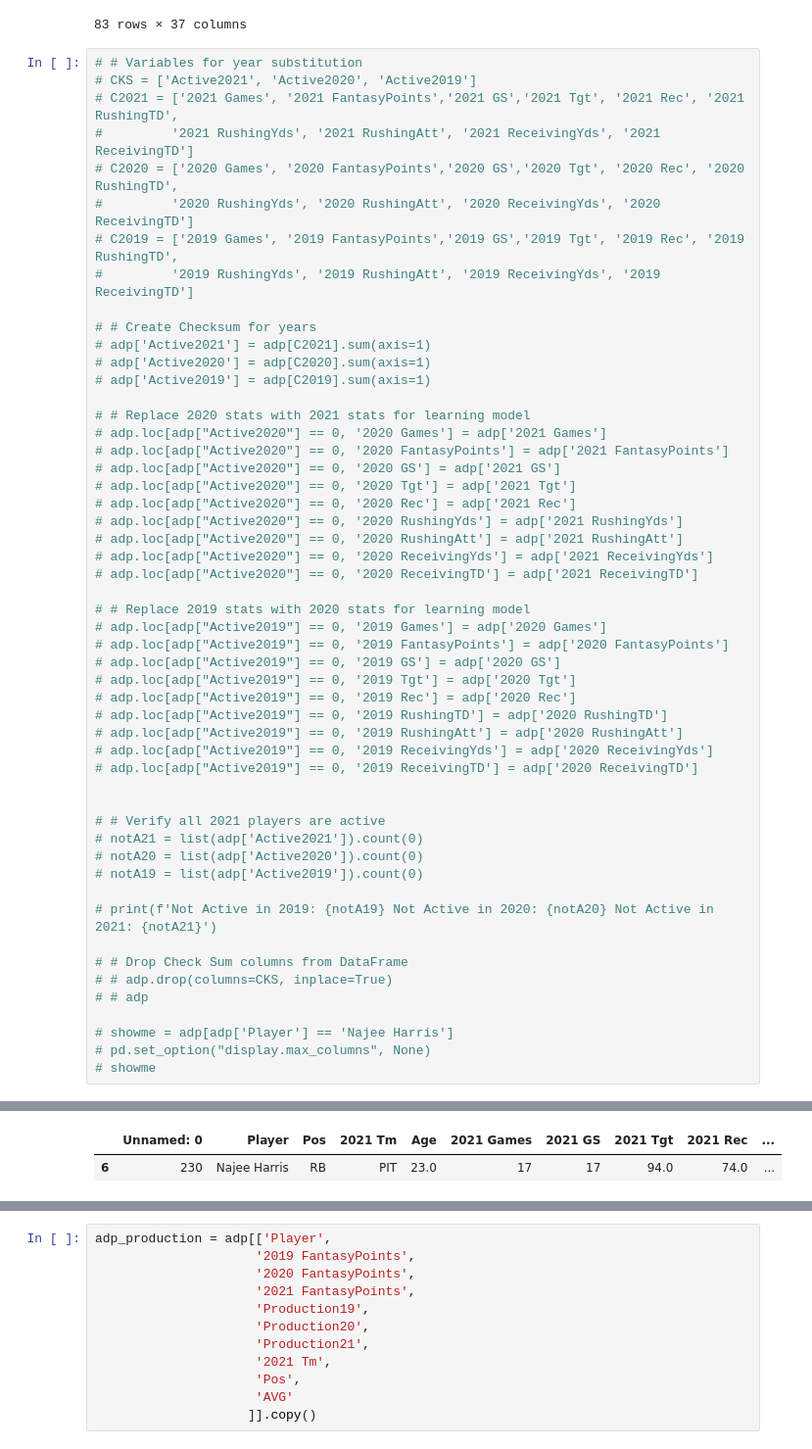
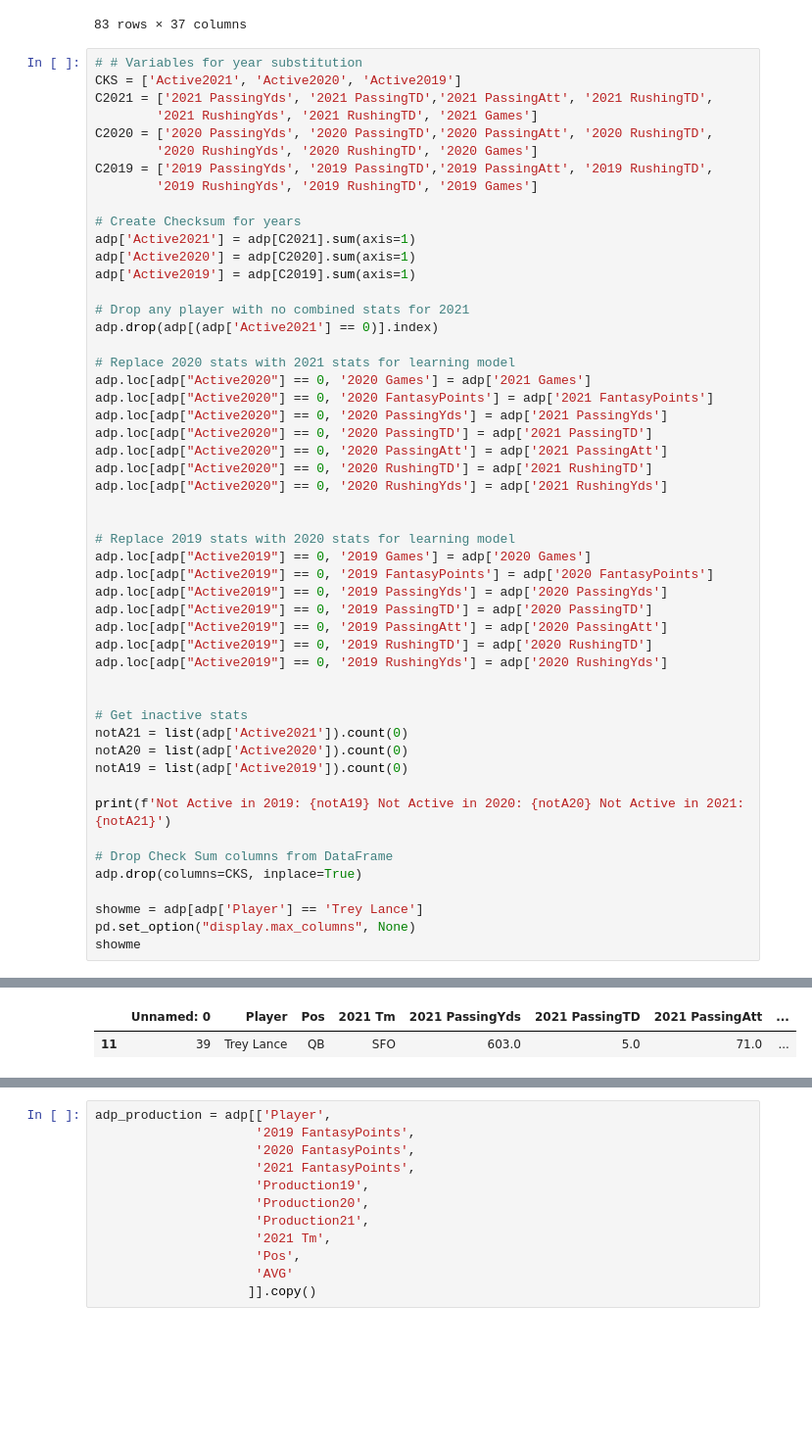
Before and after one commit to JessePRN/FantasyFootballAIAssist, a Jupyter notebook: Lynne/NFL_Fantasy_model_Tuner_QB.ipynb, the cells around one changed output, grey strips where cells are left out. Shown: that part at 98% size. Saved outputs shown, nothing was run; the diff lists cells and outputs as text; blank space fills up the shorter version.

```diff
--- a/Lynne/NFL_Fantasy_model_Tuner_QB.ipynb
+++ b/Lynne/NFL_Fantasy_model_Tuner_QB.ipynb
@@ -151,54 +152,53 @@ adp
 83 rows × 37 columns
 # %%
 # # Variables for year substitution
-# CKS = ['Active2021', 'Active2020', 'Active2019']
-# C2021 = ['2021 Games', '2021 FantasyPoints','2021 GS','2021 Tgt', '2021 Rec', '2021 RushingTD',
-#         '2021 RushingYds', '2021 RushingAtt', '2021 ReceivingYds', '2021 ReceivingTD']
-# C2020 = ['2020 Games', '2020 FantasyPoints','2020 GS','2020 Tgt', '2020 Rec', '2020 RushingTD',
-#         '2020 RushingYds', '2020 RushingAtt', '2020 ReceivingYds', '2020 ReceivingTD']
-# C2019 = ['2019 Games', '2019 FantasyPoints','2019 GS','2019 Tgt', '2019 Rec', '2019 RushingTD',
-#         '2019 RushingYds', '2019 RushingAtt', '2019 ReceivingYds', '2019 ReceivingTD']
+CKS = ['Active2021', 'Active2020', 'Active2019']
+C2021 = ['2021 PassingYds', '2021 PassingTD','2021 PassingAtt', '2021 RushingTD',
+        '2021 RushingYds', '2021 RushingTD', '2021 Games']
+C2020 = ['2020 PassingYds', '2020 PassingTD','2020 PassingAtt', '2020 RushingTD',
+        '2020 RushingYds', '2020 RushingTD', '2020 Games']
+C2019 = ['2019 PassingYds', '2019 PassingTD','2019 PassingAtt', '2019 RushingTD',
+        '2019 RushingYds', '2019 RushingTD', '2019 Games']
 
-# # Create Checksum for years
-# adp['Active2021'] = adp[C2021].sum(axis=1)
-# adp['Active2020'] = adp[C2020].sum(axis=1)
-# adp['Active2019'] = adp[C2019].sum(axis=1)
+# Create Checksum for years
+adp['Active2021'] = adp[C2021].sum(axis=1)
+adp['Active2020'] = adp[C2020].sum(axis=1)
+adp['Active2019'] = adp[C2019].sum(axis=1)
 
-# # Replace 2020 stats with 2021 stats for learning model
-# adp.loc[adp["Active2020"] == 0, '2020 Games'] = adp['2021 Games']
-# adp.loc[adp["Active2020"] == 0, '2020 FantasyPoints'] = adp['2021 FantasyPoints']
-# adp.loc[adp["Active2020"] == 0, '2020 GS'] = adp['2021 GS']
-# adp.loc[adp["Active2020"] == 0, '2020 Tgt'] = adp['2021 Tgt']
-# adp.loc[adp["Active2020"] == 0, '2020 Rec'] = adp['2021 Rec']
-# adp.loc[adp["Active2020"] == 0, '2020 RushingYds'] = adp['2021 RushingYds']
-# adp.loc[adp["Active2020"] == 0, '2020 RushingAtt'] = adp['2021 RushingAtt']
-# adp.loc[adp["Active2020"] == 0, '2020 ReceivingYds'] = adp['2021 ReceivingYds']
-# adp.loc[adp["Active2020"] == 0, '2020 ReceivingTD'] = adp['2021 ReceivingTD']
+# Drop any player with no combined stats for 2021
+adp.drop(adp[(adp['Active2021'] == 0)].index)
 
-# # Replace 2019 stats with 2020 stats for learning model
-# adp.loc[adp["Active2019"] == 0, '2019 Games'] = adp['2020 Games']
-# adp.loc[adp["Active2019"] == 0, '2019 FantasyPoints'] = adp['2020 FantasyPoints']
-# adp.loc[adp["Active2019"] == 0, '2019 GS'] = adp['2020 GS']
-# adp.loc[adp["Active2019"] == 0, '2019 Tgt'] = adp['2020 Tgt']
-# adp.loc[adp["Active2019"] == 0, '2019 Rec'] = adp['2020 Rec']
-# adp.loc[adp["Active2019"] == 0, '2019 RushingTD'] = adp['2020 RushingTD']
-# adp.loc[adp["Active2019"] == 0, '2019 RushingAtt'] = adp['2020 RushingAtt']
-# adp.loc[adp["Active2019"] == 0, '2019 ReceivingYds'] = adp['2020 ReceivingYds']
-# adp.loc[adp["Active2019"] == 0, '2019 ReceivingTD'] = adp['2020 ReceivingTD']
+# Replace 2020 stats with 2021 stats for learning model
+adp.loc[adp["Active2020"] == 0, '2020 Games'] = adp['2021 Games']
+adp.loc[adp["Active2020"] == 0, '2020 FantasyPoints'] = adp['2021 FantasyPoints']
+adp.loc[adp["Active2020"] == 0, '2020 PassingYds'] = adp['2021 PassingYds']
+adp.loc[adp["Active2020"] == 0, '2020 PassingTD'] = adp['2021 PassingTD']
+adp.loc[adp["Active2020"] == 0, '2020 PassingAtt'] = adp['2021 PassingAtt']
+adp.loc[adp["Active2020"] == 0, '2020 RushingTD'] = adp['2021 RushingTD']
+adp.loc[adp["Active2020"] == 0, '2020 RushingYds'] = adp['2021 RushingYds']
 
 
-# # Verify all 2021 players are active
-# notA21 = list(adp['Active2021']).count(0)
-# notA20 = list(adp['Active2020']).count(0)
-# notA19 = list(adp['Active2019']).count(0)
+# Replace 2019 stats with 2020 stats for learning model
+adp.loc[adp["Active2019"] == 0, '2019 Games'] = adp['2020 Games']
+adp.loc[adp["Active2019"] == 0, '2019 FantasyPoints'] = adp['2020 FantasyPoints']
+adp.loc[adp["Active2019"] == 0, '2019 PassingYds'] = adp['2020 PassingYds']
+adp.loc[adp["Active2019"] == 0, '2019 PassingTD'] = adp['2020 PassingTD']
+adp.loc[adp["Active2019"] == 0, '2019 PassingAtt'] = adp['2020 PassingAtt']
+adp.loc[adp["Active2019"] == 0, '2019 RushingTD'] = adp['2020 RushingTD']
+adp.loc[adp["Active2019"] == 0, '2019 RushingYds'] = adp['2020 RushingYds']
 
-# print(f'Not Active in 2019: {notA19} Not Active in 2020: {notA20} Not Active in 2021: {notA21}')
 
-# # Drop Check Sum columns from DataFrame
-# # adp.drop(columns=CKS, inplace=True)
-# # adp
+# Get inactive stats
+notA21 = list(adp['Active2021']).count(0)
+notA20 = list(adp['Active2020']).count(0)
+notA19 = list(adp['Active2019']).count(0)
 
-# showme = adp[adp['Player'] == 'Najee Harris']
-# pd.set_option("display.max_columns", None)
-# showme
+print(f'Not Active in 2019: {notA19} Not Active in 2020: {notA20} Not Active in 2021: {notA21}')
+
+# Drop Check Sum columns from DataFrame
+adp.drop(columns=CKS, inplace=True)
+
+showme = adp[adp['Player'] == 'Trey Lance']
+pd.set_option("display.max_columns", None)
+showme
 # %% [output]
@@ -206,2 +206,2 @@ Not Active in 2019: 191 Not Active in 2020: 120 Not Active in 2021: 0
-|  | Unnamed: 0 | Player | Pos | 2021 Tm | Age | 2021 Games | 2021 GS | 2021 Tgt | 2021 Rec | ... |
-| 6 | 230 | Najee Harris | RB | PIT | 23.0 | 17 | 17 | 94.0 | 74.0 | ... |
+|  | Unnamed: 0 | Player | Pos | 2021 Tm | 2021 PassingYds | 2021 PassingTD | 2021 PassingAtt | ... |
+| 11 | 39 | Trey Lance | QB | SFO | 603.0 | 5.0 | 71.0 | ... |
```
Also changed, not shown: parts of 20 cells of this notebook, 16 other files.
